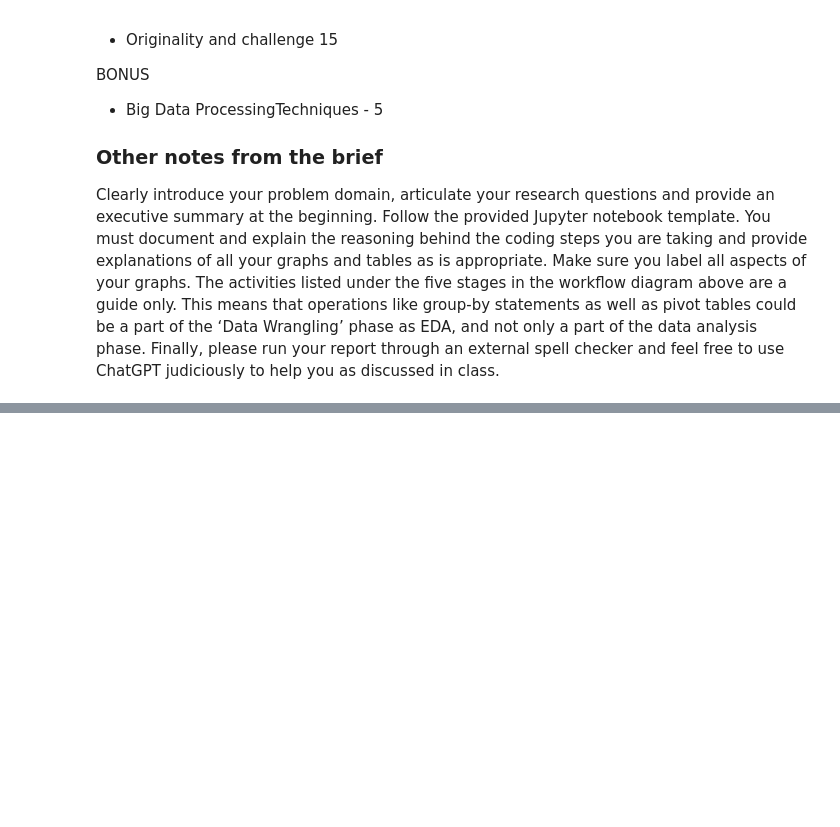
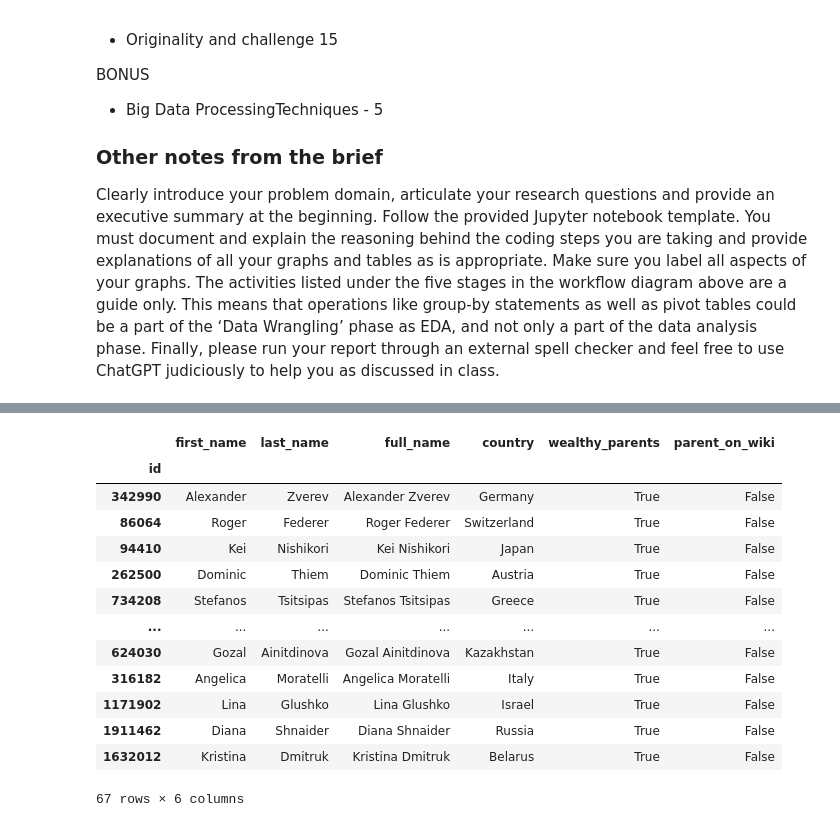
Before and after one commit to mmmcustard/analytics158739, a Jupyter notebook: 158739Assignment4.ipynb, the cells around one changed output, grey strips where cells are left out. Cells and saved outputs as stored; diff of their text form; code cells hidden in the pictures; blank space fills up the shorter version.

```diff
--- a/158739Assignment4.ipynb
+++ b/158739Assignment4.ipynb
@@ -549,0 +691,23 @@ players_df.to_csv('players.csv')
+# %%
+#Check if all players with wiki_parents are considered to have wealthy parents by chatGPT.
+
+#this returns all rows where a player has wiki parents but they are not wealthy
+
+all_wealthy_parents = players_df[players_df['wealthy_parents']==True]
+test_chatGPT_vs_wiki = all_wealthy_parents[all_wealthy_parents['parent_on_wiki']==False]
+test_chatGPT_vs_wiki
+# %% [output]
+|  | first_name | last_name | full_name | country | wealthy_parents | parent_on_wiki |
+| id |  |  |  |  |  |  |
+| 342990 | Alexander | Zverev | Alexander Zverev | Germany | True | False |
+| 86064 | Roger | Federer | Roger Federer | Switzerland | True | False |
+| 94410 | Kei | Nishikori | Kei Nishikori | Japan | True | False |
+| 262500 | Dominic | Thiem | Dominic Thiem | Austria | True | False |
+| 734208 | Stefanos | Tsitsipas | Stefanos Tsitsipas | Greece | True | False |
+| ... | ... | ... | ... | ... | ... | ... |
+| 624030 | Gozal | Ainitdinova | Gozal Ainitdinova | Kazakhstan | True | False |
+| 316182 | Angelica | Moratelli | Angelica Moratelli | Italy | True | False |
+| 1171902 | Lina | Glushko | Lina Glushko | Israel | True | False |
+| 1911462 | Diana | Shnaider | Diana Shnaider | Russia | True | False |
+| 1632012 | Kristina | Dmitruk | Kristina Dmitruk | Belarus | True | False |
+67 rows × 6 columns
```
Also changed, not shown: parts of 29 cells of this notebook, 2 other files.
